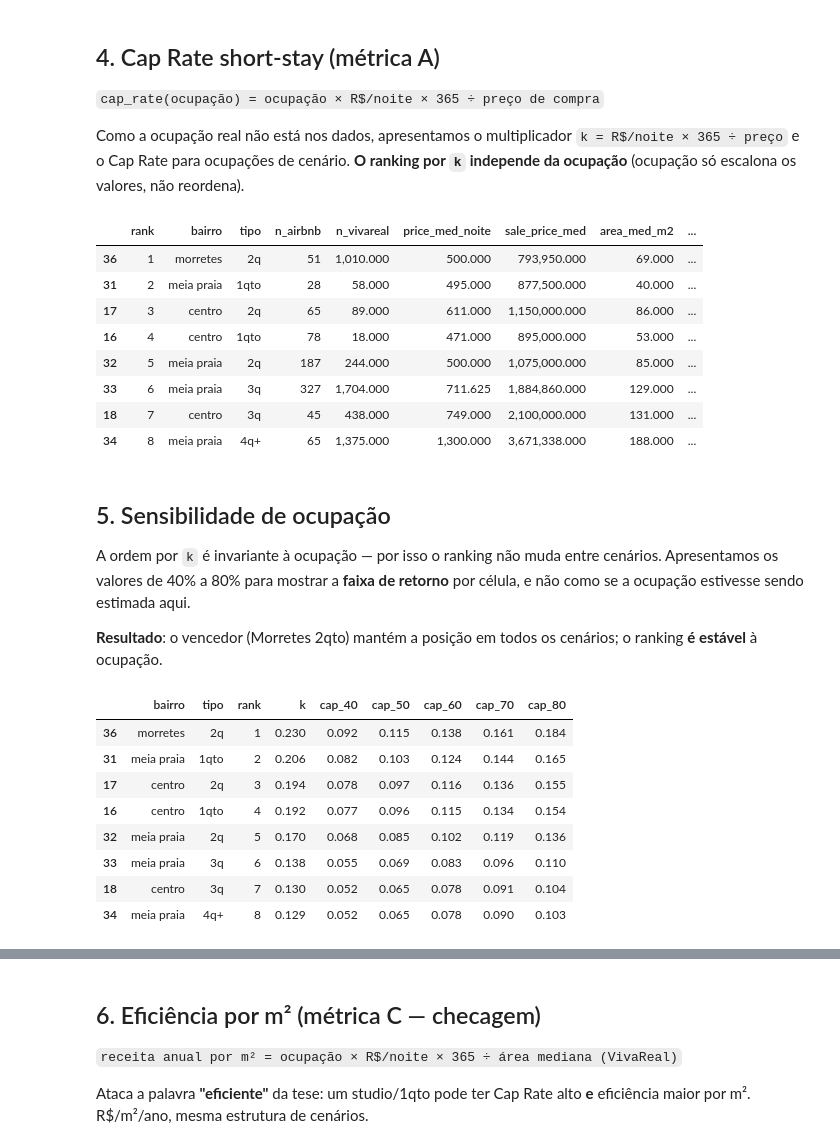
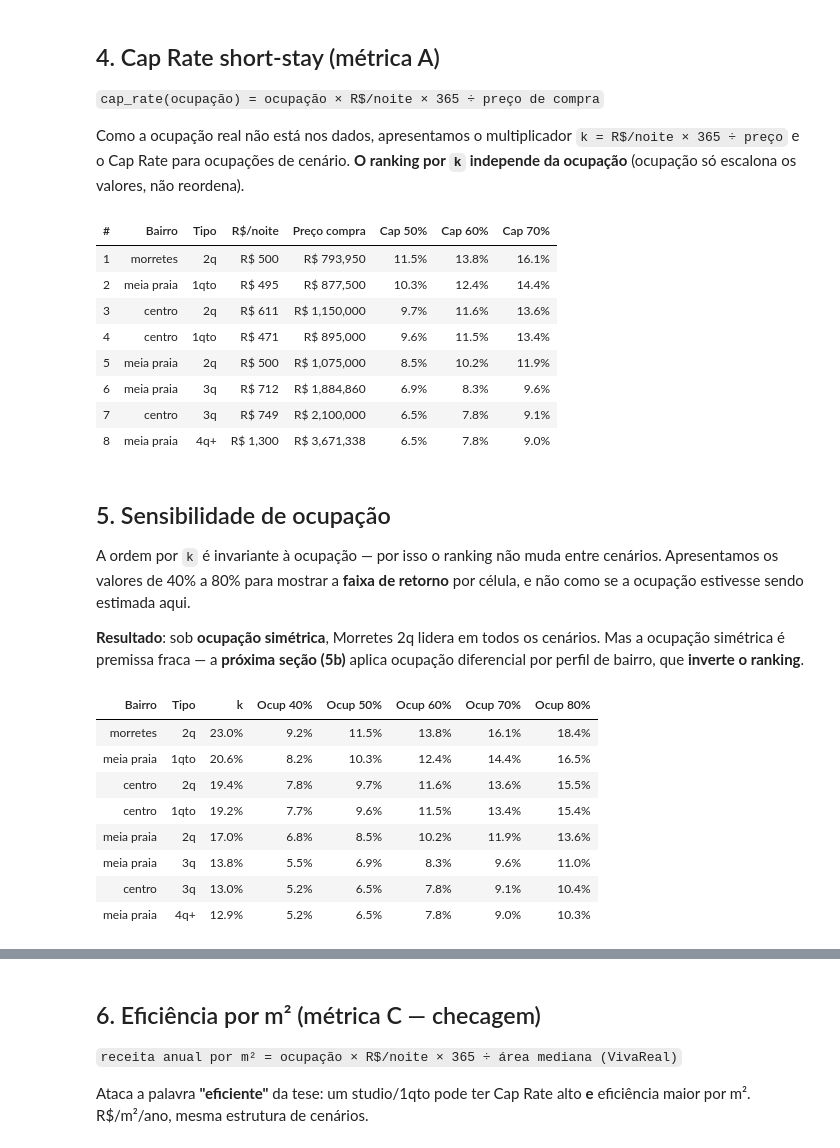
Before and after one commit to Luancordeirocontato/jt2026-luan-cordeiro, a Jupyter notebook: analise/01_analise_principal.ipynb, the cells around one changed output, grey strips where cells are left out. Saved outputs shown, nothing was run; the diff lists cells and outputs as text; code cells hidden in the pictures.

```diff
--- a/analise/01_analise_principal.ipynb
+++ b/analise/01_analise_principal.ipynb
@@ -112,18 +126,22 @@ O resultado é apresentado como **Cap Rate de pico/verão**, não média anual.
 # %%
 cnt = air.groupby(['bairro', 'tipo'])['airbnb_listing_id'].nunique().rename('n_airbnb')
 rec = air.groupby(['bairro', 'tipo'])['price'].median().rename('price_med_noite')
-
 nviv = V.groupby(['bairro', 'tipo']).size().rename('n_vivareal')
 prec = V.groupby(['bairro', 'tipo'])['sale_price'].median().rename('sale_price_med')
 area = V.groupby(['bairro', 'tipo'])['usable_area'].median().rename('area_med_m2')
 
 tab = (pd.DataFrame({'price_med_noite': rec, 'sale_price_med': prec,
                      'n_vivareal': nviv, 'area_med_m2': area})
-         .merge(cnt, on=['bairro', 'tipo'], how='left')
-         .reset_index())
-
+         .merge(cnt, on=['bairro', 'tipo'], how='left').reset_index())
 tab = tab[(tab['n_airbnb'] >= 20) & (tab['n_vivareal'] >= 15)].copy()
 tab['n_airbnb'] = tab['n_airbnb'].astype(int)
-tab = tab.sort_values(['bairro', 'tipo'])
-tab
+tab = tab.sort_values(['bairro', 'tipo']).reset_index(drop=True)
+
+# exibição de leitura (colunas internas ficam no background)
+_tab_leitura = tab.copy()
+_tab_leitura.columns = ['Bairro','Tipo','R$/noite','Preço compra','Qtd venda','Área m²','Qtd Airbnb']
+_tab_leitura = _tab_leitura[['Bairro','Tipo','Qtd Airbnb','Qtd venda','R$/noite','Preço compra','Área m²']]
+_tab_leitura['R$/noite'] = _tab_leitura['R$/noite'].map(lambda v: f'R$ {v:,.0f}')
+_tab_leitura['Preço compra'] = _tab_leitura['Preço compra'].map(lambda v: f'R$ {v:,.0f}')
+display(_tab_leitura.style.hide(axis='index').set_table_attributes('class=\"no-index\"'))
 # %% [output]
@@ -147,23 +165,27 @@ só escalona os valores, não reordena).
 # %%
 tab['k'] = tab['price_med_noite'] * 365 / tab['sale_price_med']
 for o in [0.4, 0.5, 0.6, 0.7, 0.8]:
     tab[f'cap_{int(o*100)}'] = tab['k'] * o
 tab['rank'] = tab['k'].rank(method='min', ascending=False).astype(int)
 
-pd.set_option('display.float_format', lambda x: f'{x:,.3f}')
-tab.sort_values('rank')[['rank', 'bairro', 'tipo', 'n_airbnb', 'n_vivareal',
-                         'price_med_noite', 'sale_price_med', 'area_med_m2',
-                         'cap_50', 'cap_60', 'cap_70']]
+_cap_tbl = tab.sort_values('rank')[['rank','bairro','tipo','price_med_noite','sale_price_med','cap_50','cap_60','cap_70']].copy()
+_cap_tbl.columns = ['#','Bairro','Tipo','R$/noite','Preço compra','Cap 50%','Cap 60%','Cap 70%']
+_cap_tbl['R$/noite'] = _cap_tbl['R$/noite'].map(lambda v: f'R$ {v:,.0f}')
+_cap_tbl['Preço compra'] = _cap_tbl['Preço compra'].map(lambda v: f'R$ {v:,.0f}')
+_cap_tbl['Cap 50%'] = _cap_tbl['Cap 50%'].map(lambda v: f'{v:.1%}')
+_cap_tbl['Cap 60%'] = _cap_tbl['Cap 60%'].map(lambda v: f'{v:.1%}')
+_cap_tbl['Cap 70%'] = _cap_tbl['Cap 70%'].map(lambda v: f'{v:.1%}')
+display(_cap_tbl.style.hide(axis='index').set_table_attributes('class=\"no-index\"'))
 # %% [output]
-|  | rank | bairro | tipo | n_airbnb | n_vivareal | price_med_noite | sale_price_med | area_med_m2 | ... |
-| 36 | 1 | morretes | 2q | 51 | 1,010.000 | 500.000 | 793,950.000 | 69.000 | ... |
-| 31 | 2 | meia praia | 1qto | 28 | 58.000 | 495.000 | 877,500.000 | 40.000 | ... |
-| 17 | 3 | centro | 2q | 65 | 89.000 | 611.000 | 1,150,000.000 | 86.000 | ... |
-| 16 | 4 | centro | 1qto | 78 | 18.000 | 471.000 | 895,000.000 | 53.000 | ... |
-| 32 | 5 | meia praia | 2q | 187 | 244.000 | 500.000 | 1,075,000.000 | 85.000 | ... |
-| 33 | 6 | meia praia | 3q | 327 | 1,704.000 | 711.625 | 1,884,860.000 | 129.000 | ... |
-| 18 | 7 | centro | 3q | 45 | 438.000 | 749.000 | 2,100,000.000 | 131.000 | ... |
-| 34 | 8 | meia praia | 4q+ | 65 | 1,375.000 | 1,300.000 | 3,671,338.000 | 188.000 | ... |
+| # | Bairro | Tipo | R$/noite | Preço compra | Cap 50% | Cap 60% | Cap 70% |
+| 1 | morretes | 2q | R$ 500 | R$ 793,950 | 11.5% | 13.8% | 16.1% |
+| 2 | meia praia | 1qto | R$ 495 | R$ 877,500 | 10.3% | 12.4% | 14.4% |
+| 3 | centro | 2q | R$ 611 | R$ 1,150,000 | 9.7% | 11.6% | 13.6% |
+| 4 | centro | 1qto | R$ 471 | R$ 895,000 | 9.6% | 11.5% | 13.4% |
+| 5 | meia praia | 2q | R$ 500 | R$ 1,075,000 | 8.5% | 10.2% | 11.9% |
+| 6 | meia praia | 3q | R$ 712 | R$ 1,884,860 | 6.9% | 8.3% | 9.6% |
+| 7 | centro | 3q | R$ 749 | R$ 2,100,000 | 6.5% | 7.8% | 9.1% |
+| 8 | meia praia | 4q+ | R$ 1,300 | R$ 3,671,338 | 6.5% | 7.8% | 9.0% |
 # %% [markdown]
 ## 5. Sensibilidade de ocupação
 
@@ -171,19 +193,20 @@ A ordem por `k` é invariante à ocupação — por isso o ranking não muda ent
 Apresentamos os valores de 40% a 80% para mostrar a **faixa de retorno** por célula,
 e não como se a ocupação estivesse sendo estimada aqui.
 
-**Resultado**: o vencedor (Morretes 2qto) mantém a posição em todos os cenários;
-o ranking **é estável** à ocupação.
+**Resultado**: sob **ocupação simétrica**, Morretes 2q lidera em todos os cenários. Mas a ocupação simétrica é premissa fraca — a **próxima seção (5b)** aplica ocupação diferencial por perfil de bairro, que **inverte o ranking**.
 # %%
-c = ['k', 'cap_40', 'cap_50', 'cap_60', 'cap_70', 'cap_80']
-stab = tab.sort_values('k', ascending=False)[['bairro', 'tipo', 'rank'] + c]
-stab
+_sens_tbl = tab.sort_values('k', ascending=False)[['bairro','tipo','k','cap_40','cap_50','cap_60','cap_70','cap_80']].copy()
+_sens_tbl.columns = ['Bairro','Tipo','k','Ocup 40%','Ocup 50%','Ocup 60%','Ocup 70%','Ocup 80%']
+for c in ['k','Ocup 40%','Ocup 50%','Ocup 60%','Ocup 70%','Ocup 80%']:
+    _sens_tbl[c] = _sens_tbl[c].map(lambda v: f'{v:.1%}')
+display(_sens_tbl.style.hide(axis='index').set_table_attributes('class=\"no-index\"'))
 # %% [output]
-|  | bairro | tipo | rank | k | cap_40 | cap_50 | cap_60 | cap_70 | cap_80 |
-| 36 | morretes | 2q | 1 | 0.230 | 0.092 | 0.115 | 0.138 | 0.161 | 0.184 |
-| 31 | meia praia | 1qto | 2 | 0.206 | 0.082 | 0.103 | 0.124 | 0.144 | 0.165 |
-| 17 | centro | 2q | 3 | 0.194 | 0.078 | 0.097 | 0.116 | 0.136 | 0.155 |
-| 16 | centro | 1qto | 4 | 0.192 | 0.077 | 0.096 | 0.115 | 0.134 | 0.154 |
-| 32 | meia praia | 2q | 5 | 0.170 | 0.068 | 0.085 | 0.102 | 0.119 | 0.136 |
-| 33 | meia praia | 3q | 6 | 0.138 | 0.055 | 0.069 | 0.083 | 0.096 | 0.110 |
-| 18 | centro | 3q | 7 | 0.130 | 0.052 | 0.065 | 0.078 | 0.091 | 0.104 |
-| 34 | meia praia | 4q+ | 8 | 0.129 | 0.052 | 0.065 | 0.078 | 0.090 | 0.103 |
+| Bairro | Tipo | k | Ocup 40% | Ocup 50% | Ocup 60% | Ocup 70% | Ocup 80% |
+| morretes | 2q | 23.0% | 9.2% | 11.5% | 13.8% | 16.1% | 18.4% |
+| meia praia | 1qto | 20.6% | 8.2% | 10.3% | 12.4% | 14.4% | 16.5% |
+| centro | 2q | 19.4% | 7.8% | 9.7% | 11.6% | 13.6% | 15.5% |
+| centro | 1qto | 19.2% | 7.7% | 9.6% | 11.5% | 13.4% | 15.4% |
+| meia praia | 2q | 17.0% | 6.8% | 8.5% | 10.2% | 11.9% | 13.6% |
+| meia praia | 3q | 13.8% | 5.5% | 6.9% | 8.3% | 9.6% | 11.0% |
+| centro | 3q | 13.0% | 5.2% | 6.5% | 7.8% | 9.1% | 10.4% |
+| meia praia | 4q+ | 12.9% | 5.2% | 6.5% | 7.8% | 9.0% | 10.3% |
```
Also changed, not shown: parts of 12 cells of this notebook, 7 other files.
